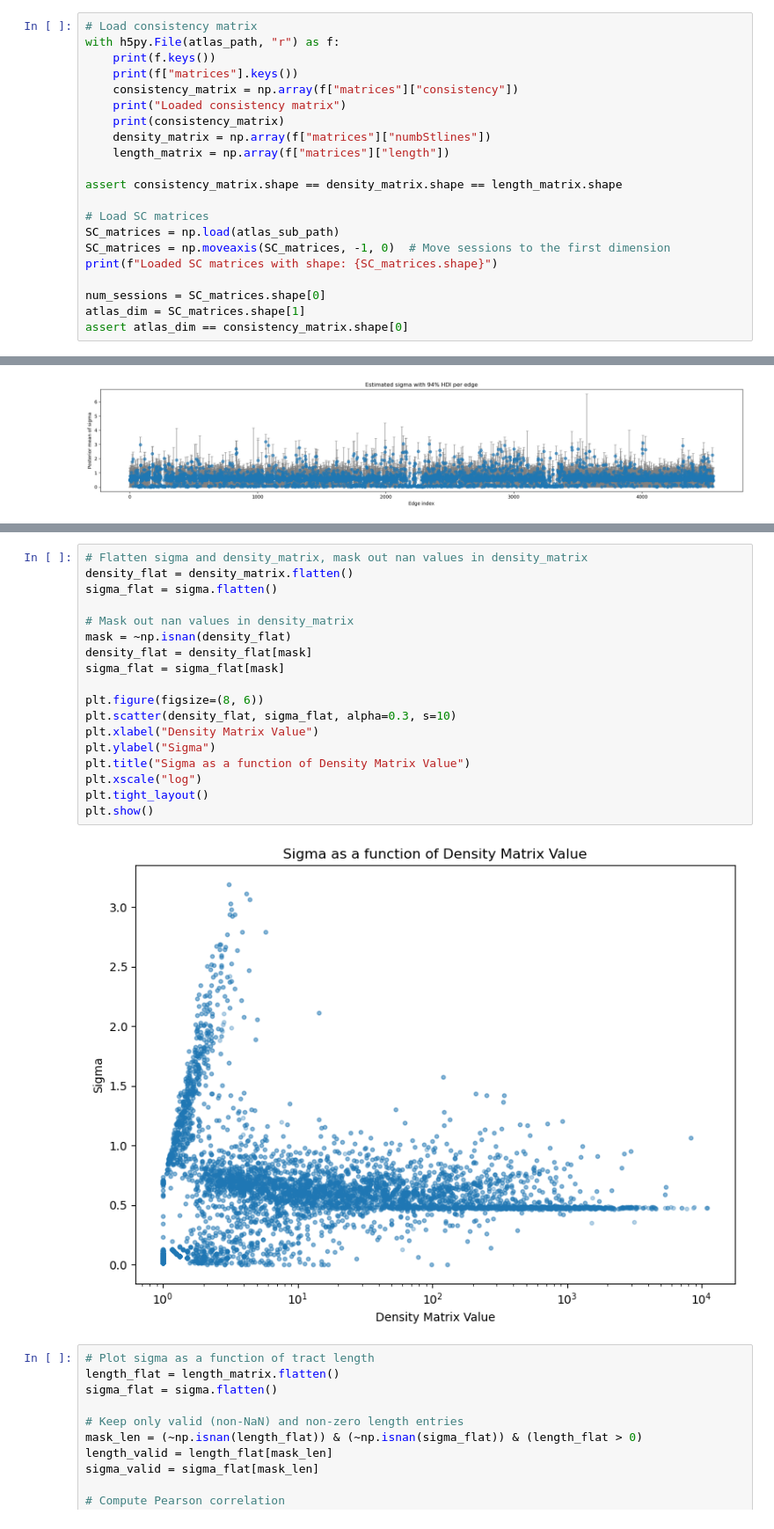
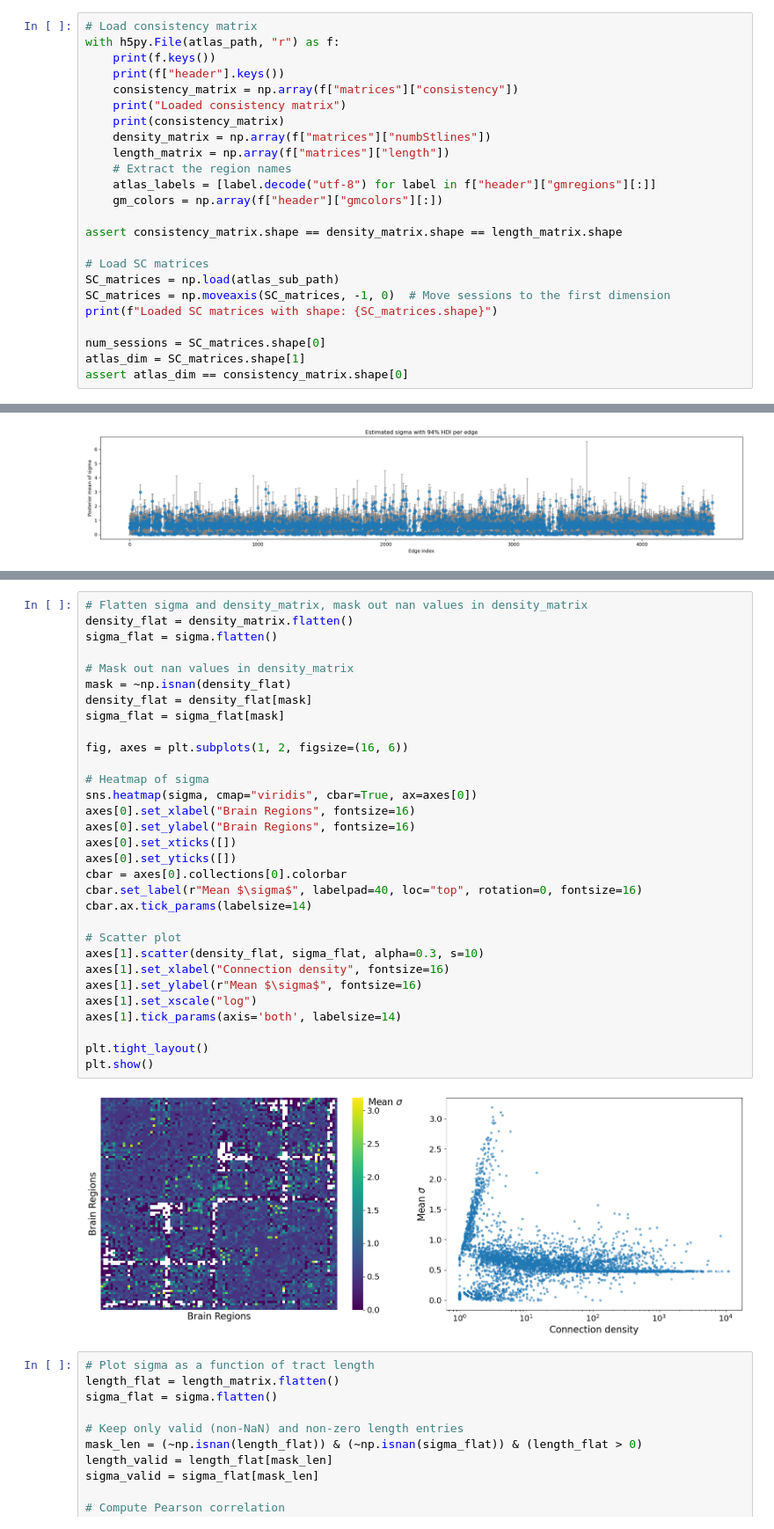
Before and after one commit to celprov/hcph-sops, a Jupyter notebook: docs/analysis/bayesian_modeling_real_sc.ipynb, the cells around one changed output, grey strips where cells are left out. Shown at 88% size. Drawn from its saved outputs; the diff is of its cells as text.

Commit message:
enh: prepare paper grade figure to report on the result of the fitting on real SC matrices

```diff
--- a/docs/analysis/bayesian_modeling_real_sc.ipynb
+++ b/docs/analysis/bayesian_modeling_real_sc.ipynb
@@ -18,12 +19,15 @@ output_dir = "/home/cprovins/projects/bayesian_sc/HPC_computed/mixture_model_rea
 # Load consistency matrix
 with h5py.File(atlas_path, "r") as f:
     print(f.keys())
-    print(f["matrices"].keys())
+    print(f["header"].keys())
     consistency_matrix = np.array(f["matrices"]["consistency"])
     print("Loaded consistency matrix")
     print(consistency_matrix)
     density_matrix = np.array(f["matrices"]["numbStlines"])
     length_matrix = np.array(f["matrices"]["length"])
+    # Extract the region names
+    atlas_labels = [label.decode("utf-8") for label in f["header"]["gmregions"][:]]
+    gm_colors = np.array(f["header"]["gmcolors"][:])
 
 assert consistency_matrix.shape == density_matrix.shape == length_matrix.shape
 
@@ -269,23 +288,36 @@ T-statistic: 12.9560, P-value: 4.950164141261e-38
 # %%
 # Flatten sigma and density_matrix, mask out nan values in density_matrix
 density_flat = density_matrix.flatten()
 sigma_flat = sigma.flatten()
 
 # Mask out nan values in density_matrix
 mask = ~np.isnan(density_flat)
 density_flat = density_flat[mask]
 sigma_flat = sigma_flat[mask]
 
-plt.figure(figsize=(8, 6))
-plt.scatter(density_flat, sigma_flat, alpha=0.3, s=10)
-plt.xlabel("Density Matrix Value")
-plt.ylabel("Sigma")
-plt.title("Sigma as a function of Density Matrix Value")
-plt.xscale("log")
+fig, axes = plt.subplots(1, 2, figsize=(16, 6))
+
+# Heatmap of sigma
+sns.heatmap(sigma, cmap="viridis", cbar=True, ax=axes[0])
+axes[0].set_xlabel("Brain Regions", fontsize=16)
+axes[0].set_ylabel("Brain Regions", fontsize=16)
+axes[0].set_xticks([])
+axes[0].set_yticks([])
+cbar = axes[0].collections[0].colorbar
+cbar.set_label(r"Mean $\sigma$", labelpad=40, loc="top", rotation=0, fontsize=16)
+cbar.ax.tick_params(labelsize=14)
+
+# Scatter plot
+axes[1].scatter(density_flat, sigma_flat, alpha=0.3, s=10)
+axes[1].set_xlabel("Connection density", fontsize=16)
+axes[1].set_ylabel(r"Mean $\sigma$", fontsize=16)
+axes[1].set_xscale("log")
+axes[1].tick_params(axis='both', labelsize=14)
+
 plt.tight_layout()
 plt.show()
 # %% [output]
-[figure, old version]
+[figure, new version]
 # %%
 # Plot sigma as a function of tract length
 length_flat = length_matrix.flatten()
```
Also changed, not shown: parts of 4 cells of this notebook.
